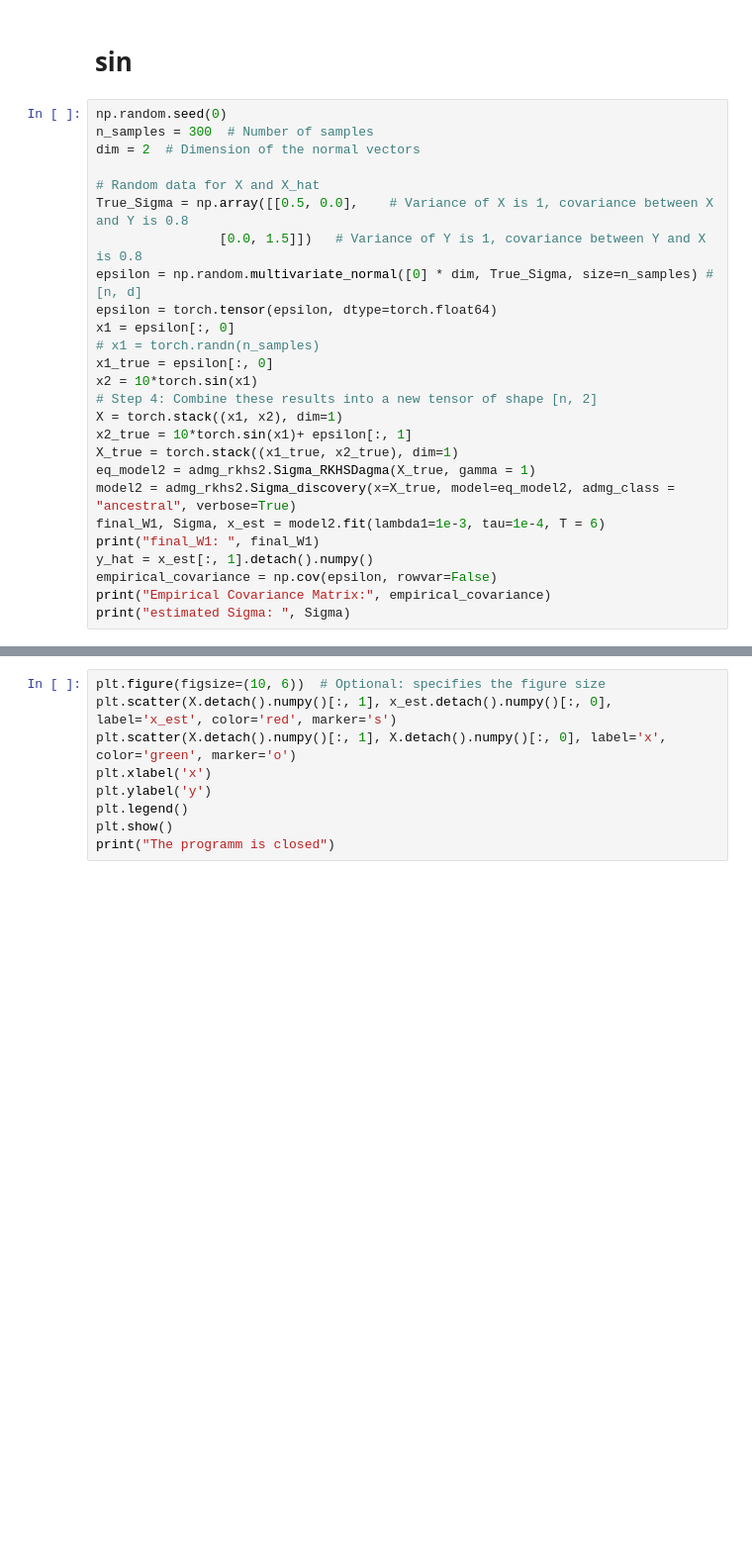
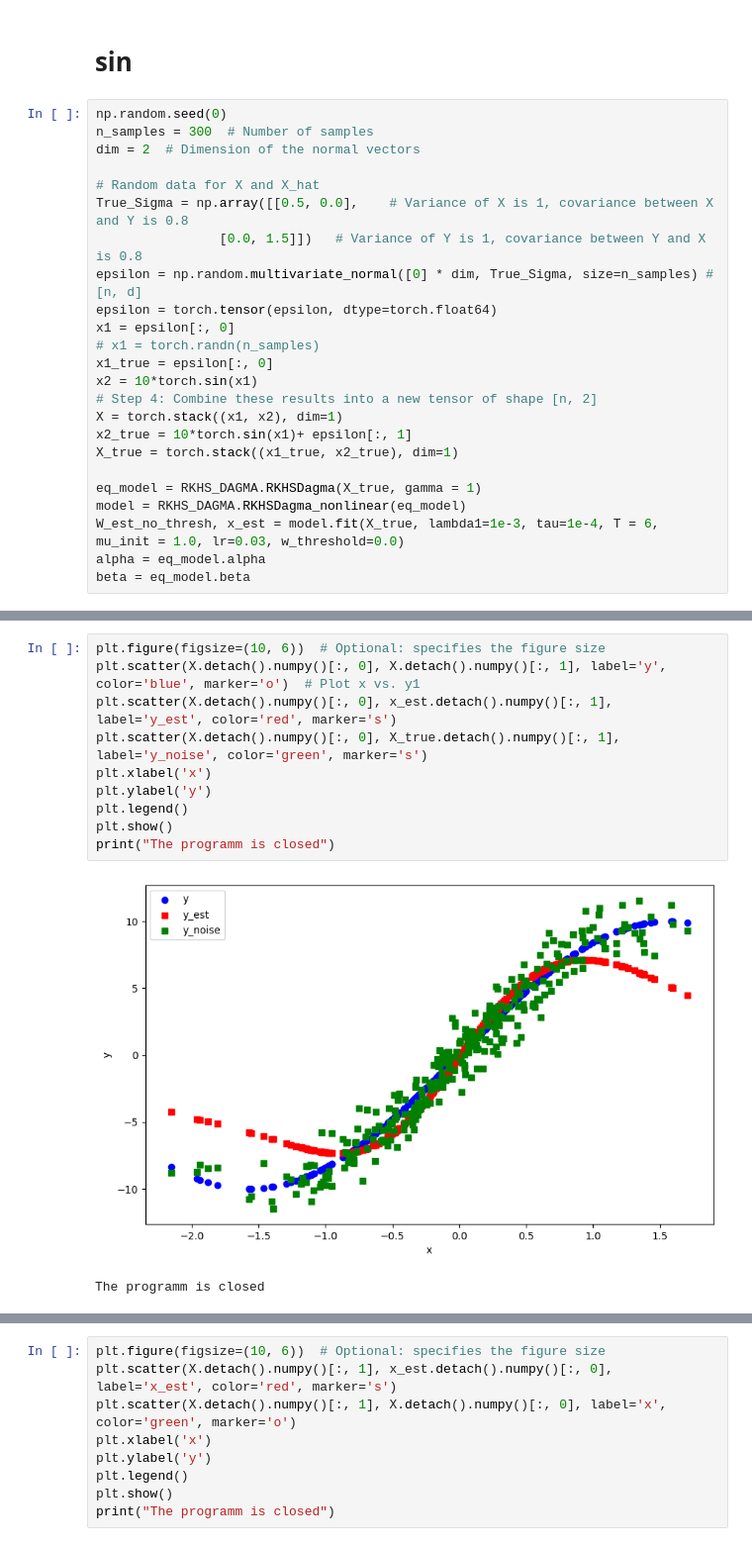
Before and after one commit to yurou-liang/ADMG_RKHS, a Jupyter notebook: ADMG/Toy_Example.ipynb, the cells around one changed output, grey strips where cells are left out. Shown at 99% size. Saved outputs shown, nothing was run; the diff lists cells and outputs as text; blank space fills up the shorter version.

```diff
--- a/ADMG/Toy_Example.ipynb
+++ b/ADMG/Toy_Example.ipynb
@@ -25,11 +26,9 @@ x2 = 10*torch.sin(x1)
 X = torch.stack((x1, x2), dim=1)
 x2_true = 10*torch.sin(x1)+ epsilon[:, 1]
 X_true = torch.stack((x1_true, x2_true), dim=1)
-eq_model2 = admg_rkhs2.Sigma_RKHSDagma(X_true, gamma = 1)
-model2 = admg_rkhs2.Sigma_discovery(x=X_true, model=eq_model2, admg_class = "ancestral", verbose=True)
-final_W1, Sigma, x_est = model2.fit(lambda1=1e-3, tau=1e-4, T = 6)
-print("final_W1: ", final_W1)
-y_hat = x_est[:, 1].detach().numpy()
-empirical_covariance = np.cov(epsilon, rowvar=False)
-print("Empirical Covariance Matrix:", empirical_covariance)
-print("estimated Sigma: ", Sigma)
+
+eq_model = RKHS_DAGMA.RKHSDagma(X_true, gamma = 1)
+model = RKHS_DAGMA.RKHSDagma_nonlinear(eq_model)
+W_est_no_thresh, x_est = model.fit(X_true, lambda1=1e-3, tau=1e-4, T = 6, mu_init = 1.0, lr=0.03, w_threshold=0.0)
+alpha = eq_model.alpha
+beta = eq_model.beta
@@ -139,0 +35,13 @@ Step 0: Sigma = tensor([[0.4372, 0.0000],
+# %%
+plt.figure(figsize=(10, 6))  # Optional: specifies the figure size
+plt.scatter(X.detach().numpy()[:, 0], X.detach().numpy()[:, 1], label='y', color='blue', marker='o')  # Plot x vs. y1
+plt.scatter(X.detach().numpy()[:, 0], x_est.detach().numpy()[:, 1], label='y_est', color='red', marker='s')
+plt.scatter(X.detach().numpy()[:, 0], X_true.detach().numpy()[:, 1], label='y_noise', color='green', marker='s')
+plt.xlabel('x')
+plt.ylabel('y')
+plt.legend()
+plt.show()
+print("The programm is closed")
+# %% [output]
+[figure, added]
+The programm is closed
```
Also changed, not shown: parts of 6 cells of this notebook, 3 other files.
